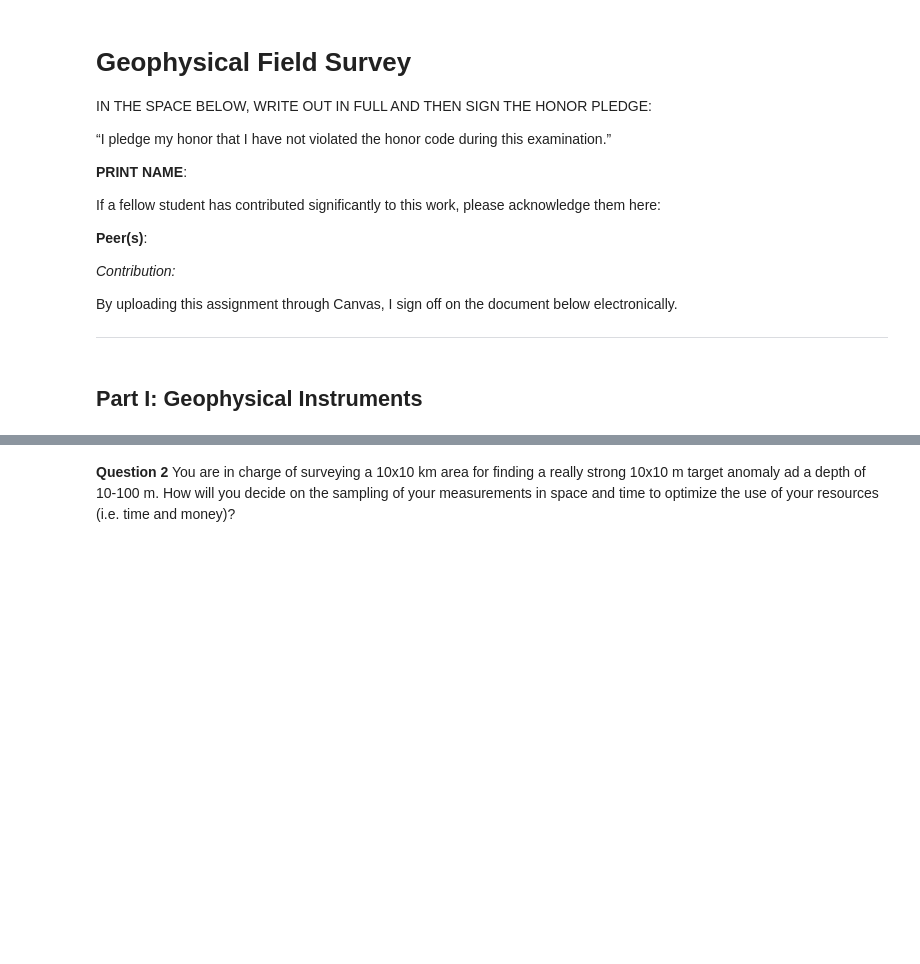
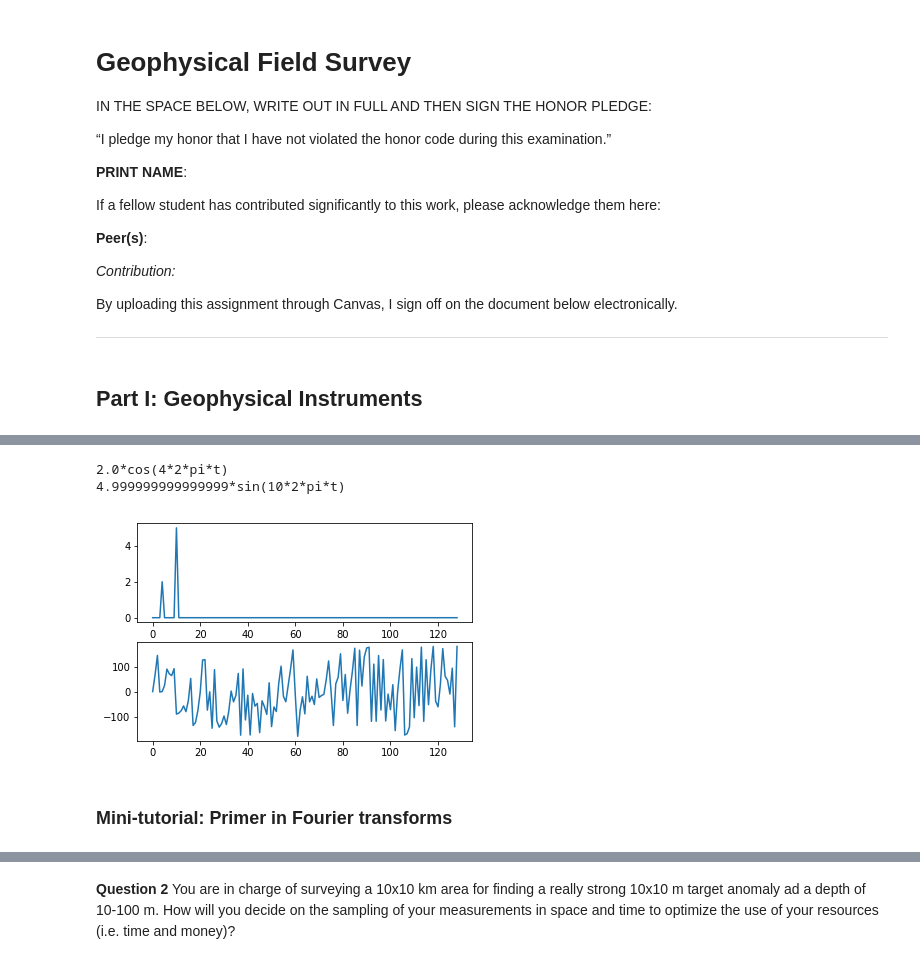
Before and after one commit to globalseismology/avni-courses.solid-earth-fundamentals, a Jupyter notebook: Field_Trip_2_Geophysics/Field_Geophysics.ipynb, the cells around one changed output, grey strips where cells are left out. Drawn from its saved outputs; the diff is of its cells as text; code cells hidden in the pictures; blank space fills up the shorter version.

```diff
--- a/Field_Trip_2_Geophysics/Field_Geophysics.ipynb
+++ b/Field_Trip_2_Geophysics/Field_Geophysics.ipynb
@@ -118,0 +198,27 @@ Source: [Principles of Broadband Seismometry, Encyclopedia of Earthquake Enginee
+# %%
+f = lambda t: 2*np.cos(4*2*np.pi*t) + 5*np.sin(10*2*np.pi*t)
+n = 256
+r = np.arange(0.0,1.0,1.0/n)
+s = f(r)
+F = np.fft.rfft(s)
+m = n/2
+p = lambda z: (abs(np.real(z))/m,abs(np.imag(z))/m)
+t = p(F)
+tol = 1.0e-8
+for i in range(0,len(t[0])):
+    if(t[0][i] > tol):
+        print(str(t[0][i]) + '*cos(' + str(i) + '*2*pi*t)')
+    if(t[1][i] > tol):
+        print(str(t[1][i]) + '*sin(' + str(i) + '*2*pi*t)')
+fig = plt.figure()
+plt.subplot(2, 1, 1)
+plt.plot(abs(F)/m)
+plt.subplot(2, 1, 2)
+plt.plot(np.angle(F,deg=True))
+plt.show()
+# %% [output]
+2.0*cos(4*2*pi*t)
+4.999999999999999*sin(10*2*pi*t)
+[figure, added]
+# %% [markdown]
+### Mini-tutorial: Primer in Fourier transforms
```
Also changed, not shown: parts of 10 cells of this notebook, 2 other files.
